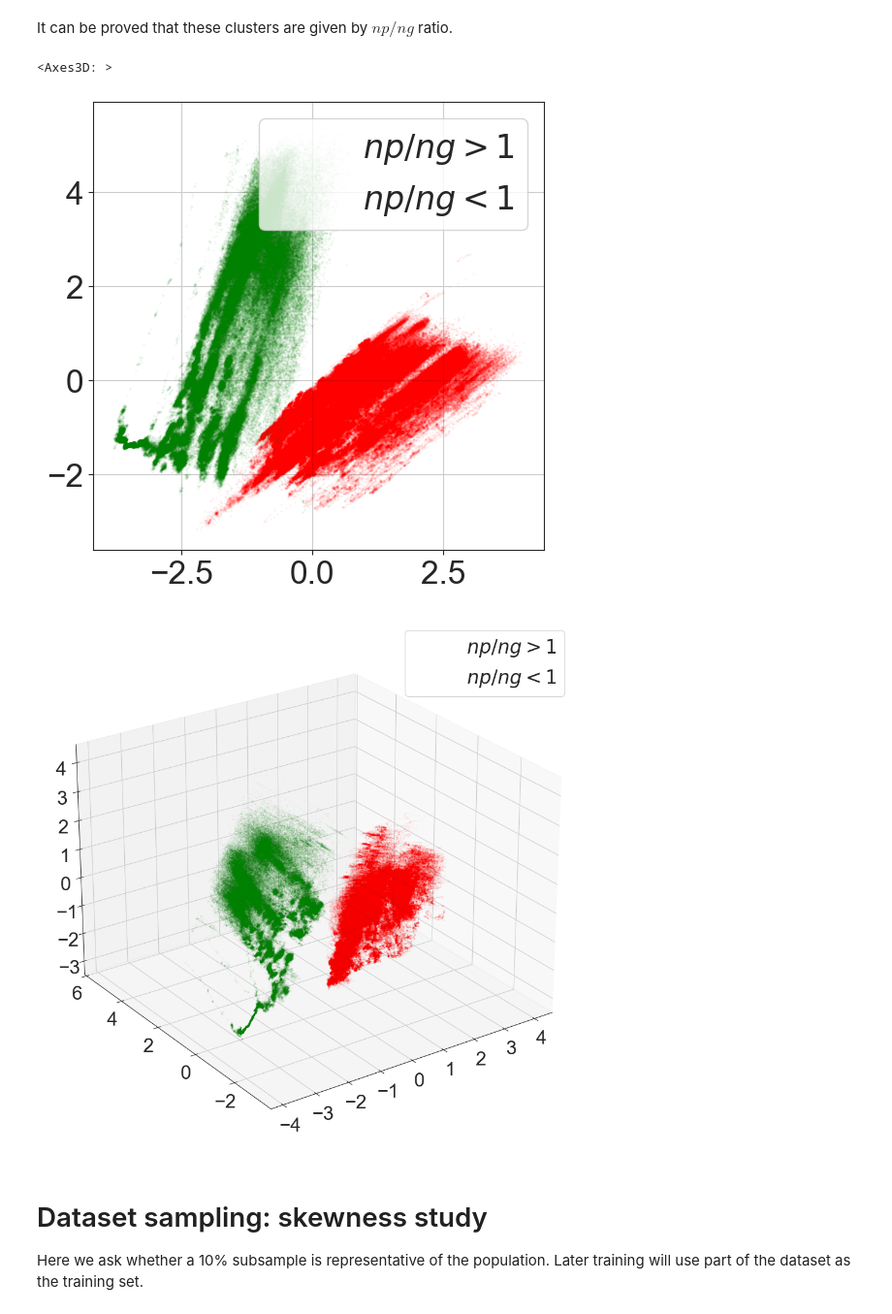
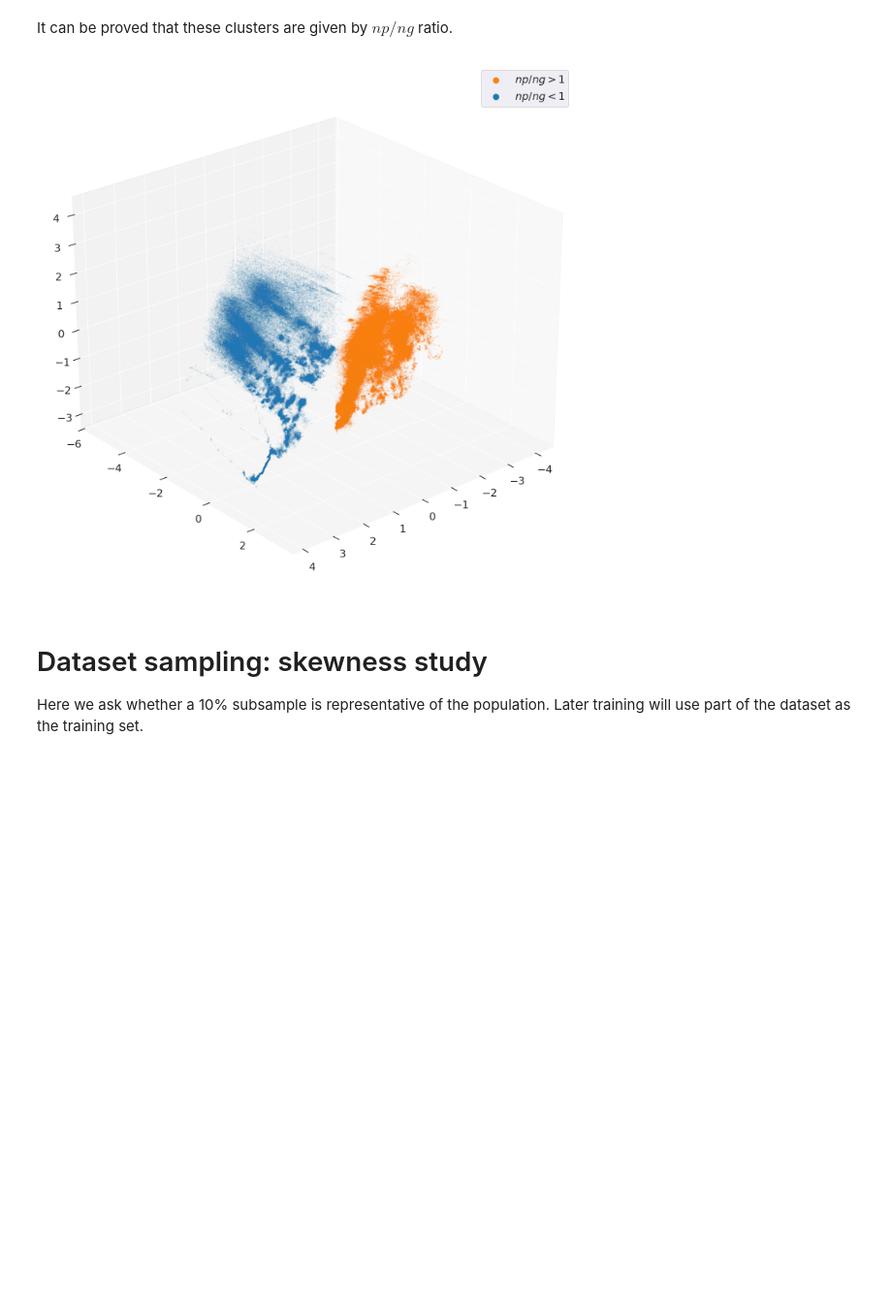
Before and after one commit to MrPio/PHM_North_America_2024_Challenge, a Jupyter notebook: 1-data_preprocessing/1.1-Exploratory_Data_Analysis.ipynb, the cells around one changed output. Shown at 97% size. Drawn from its saved outputs; the diff is of its cells as text; code cells hidden in the pictures; blank space fills up the shorter version.

```diff
--- a/1-data_preprocessing/1.1-Exploratory_Data_Analysis.ipynb
+++ b/1-data_preprocessing/1.1-Exploratory_Data_Analysis.ipynb
@@ -9,8 +9,7 @@ import os
 sys.path.insert(0, os.path.abspath(os.path.join(os.getcwd(), "..")))
 from src import read_dataset, PCA
 
-plt.rcParams.update({'font.size': 24})
-sns.set_style("ticks")
+sns.set_theme("paper", font_scale=1.5)
 # %% [markdown]
 # EDA & Data Preprocessing
 ##### ℹ️ This notebook doesn't output any file
@@ -110,14 +113,19 @@ pca.plot_loadings(scale=0.75)
 It can be proved that these clusters are given by $np/ng$ ratio.
 # %%
 # 14s
-np_ng_ratio = df_x['np'] / df_x['ng']
+np_ng_ratio = df_x["np"] / df_x["ng"]
 pca = PCA(df_standardized[df_x.columns])
-pca.plot_pca(hue=np_ng_ratio > 1, labels={True:"$np/ng > 1$",False:"$np/ng < 1$"})
-pca.plot_pca(hue=np_ng_ratio > 1, labels={True:"$np/ng > 1$",False:"$np/ng < 1$"}, is_3d=True, scale=1)
+# pca.plot_pca(hue=np_ng_ratio > 1, labels={True:"$np/ng > 1$",False:"$np/ng < 1$"})
+ax = pca.plot_pca(
+    hue=np_ng_ratio > 1,
+    labels={True: "$np/ng > 1$", False: "$np/ng < 1$"},
+    is_3d=True,
+    scale=1,
+    azim=50,
+    c={True: "tab:orange", False: "tab:blue"},
+)
 # %% [output]
-<Axes3D: >
-[figure, old version]
+[figure, new version]
-[figure, removed]
 # %% [markdown]
 # Dataset sampling: skewness study
 Here we ask whether a 10% subsample is representative of the population. Later training will use part of the dataset as the training set.
```
Also changed, not shown: parts of 7 cells of this notebook, 9 other files.
